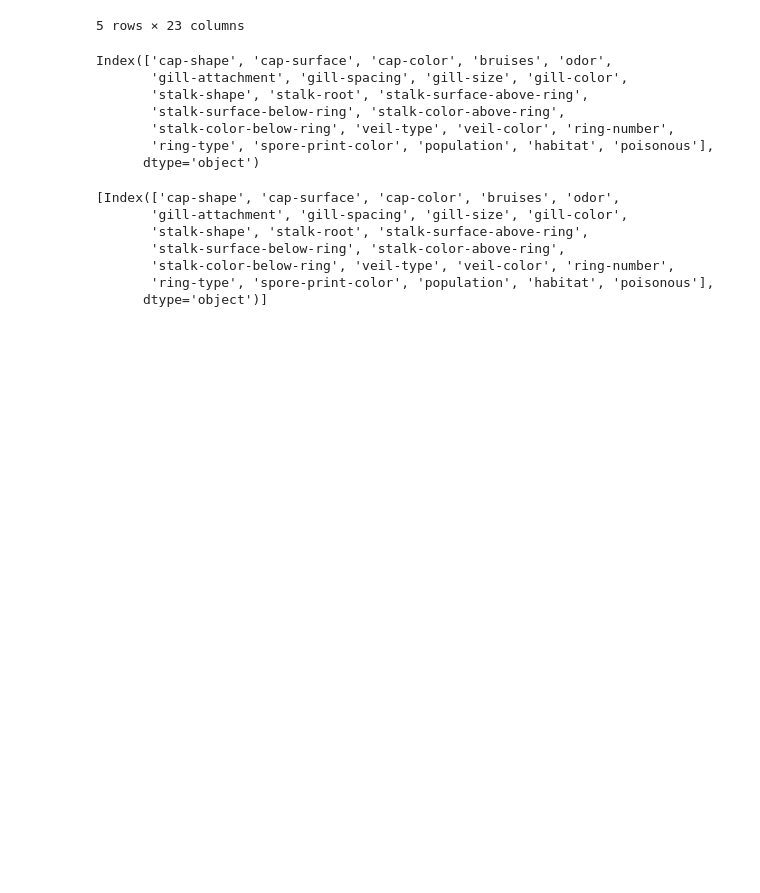
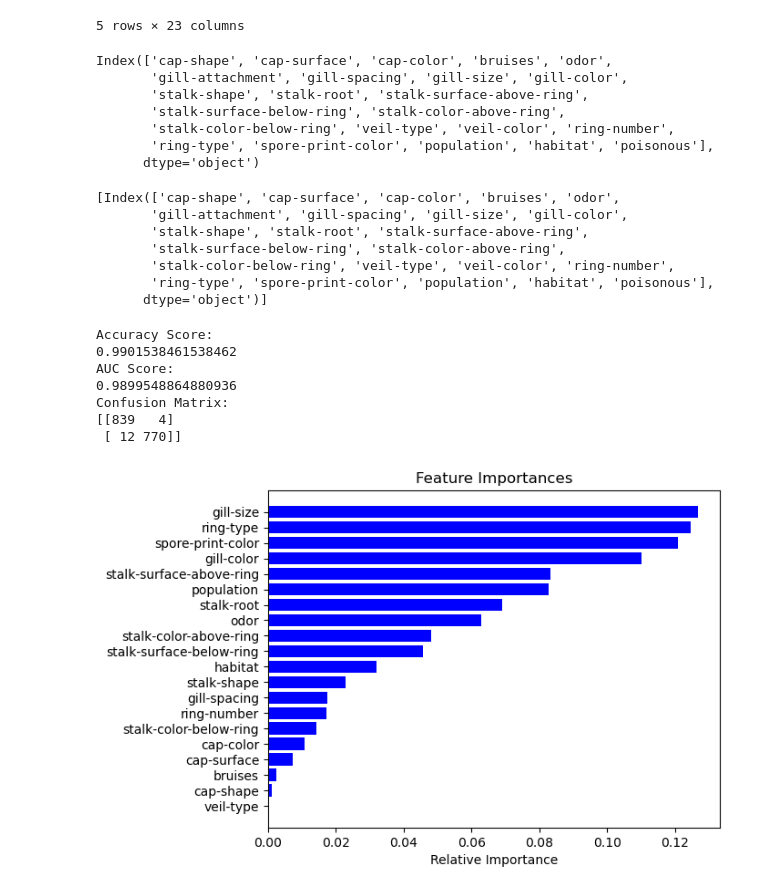
Before and after one commit to BennDiagram/510-Mushrooms, a Jupyter notebook: MUSHROOMS.ipynb, the cells around one changed output. Saved outputs shown, nothing was run; the diff lists cells and outputs as text; code cells hidden in the pictures; blank space fills up the shorter version.

```diff
--- a/MUSHROOMS.ipynb
+++ b/MUSHROOMS.ipynb
@@ -78,9 +78,3 @@ print(test)
        'stalk-color-below-ring', 'veil-type', 'veil-color', 'ring-number',
        'ring-type', 'spore-print-color', 'population', 'habitat', 'poisonous'],
       dtype='object')]
-# %%
-le = LabelEncoder()
-df['bruises'] = le.fit_transform(df['bruises'])
-df['cap-shape'] = le.fit_transform(df['cap-shape'])
-df['cap-surface'] = le.fit_transform(df['cap-surface'])
-df['poisonous'] = le.fit_transform(df['poisonous'])
@@ -107,3 +95,62 @@ rf_predictions = rf_model.predict(X_test)
+# %%
+X = df[df.drop('poisonous', axis=1, inplace=False).columns]
+y = df['poisonous']
+
+X_train, X_test, y_train, y_test = train_test_split(X, y, test_size=0.2, random_state=42)
+
+# instantiate model
+
+
+rf_model = RandomForestClassifier(
+    random_state=1,
+    max_depth=5,  # Adjust the maximum depth
+    min_samples_split=2,  # Adjust the minimum samples required to split
+    min_samples_leaf=1,  # Adjust the minimum samples required for a leaf
+    max_features='sqrt',  # Use the square root of the number of features
+    n_estimators=10  # Adjust the number of trees
+)
+
+rf_model.fit(X_train, y_train)
+rf_predictions = rf_model.predict(X_test)
+
+#fit model
+rf_model.fit(X_train, y_train)
+
+# make predictions
+y_pred = rf_model.predict(X_test)
+y_pred
+
+features = X.columns
+importances = rf_model.feature_importances_
+
+
+#print scores
+print("")
+print("Accuracy Score:")
+print(metrics.accuracy_score(y_test, y_pred))
+print("AUC Score:")
+print(metrics.roc_auc_score(y_test, y_pred))
+print("Confusion Matrix:")
+print(metrics.confusion_matrix(y_test, y_pred))
+
+
+import matplotlib.pyplot as plt
+importances = rf_model.feature_importances_
+indices = np.argsort(importances)[-20:]  # top 10 features
+plt.title('Feature Importances')
+plt.barh(range(len(indices)), importances[indices], color='b', align='center')
+plt.yticks(range(len(indices)), [features[i] for i in indices])
+plt.xlabel('Relative Importance')
+plt.show()
+# %% [output]
+Accuracy Score:
+0.9901538461538462
+AUC Score:
+0.9899548864880936
+Confusion Matrix:
+[[839   4]
+ [ 12 770]]
+[figure, added]
 # %%
 import pandas as pd
 from sklearn.model_selection import train_test_split
```
Also changed, not shown: parts of 6 cells of this notebook.
